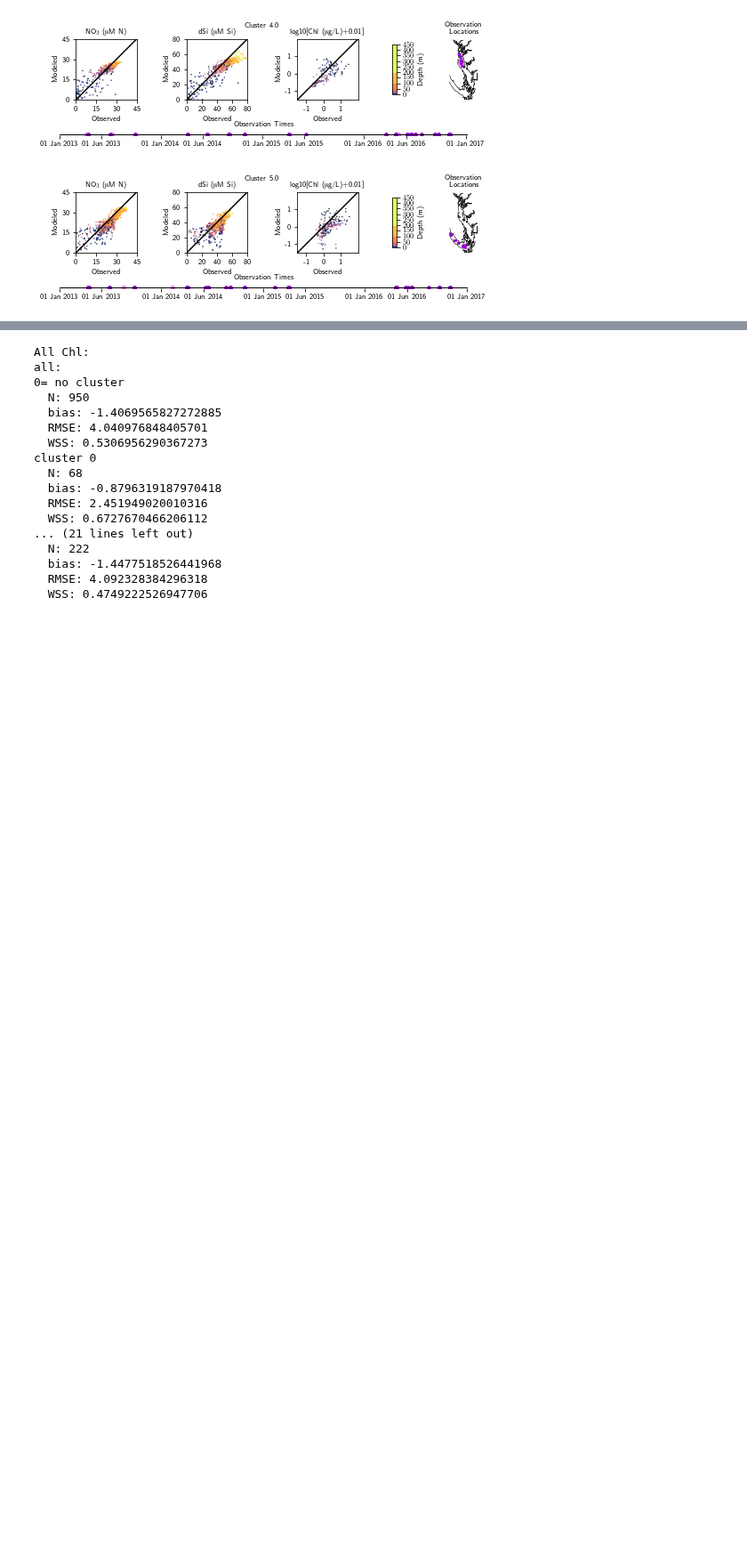
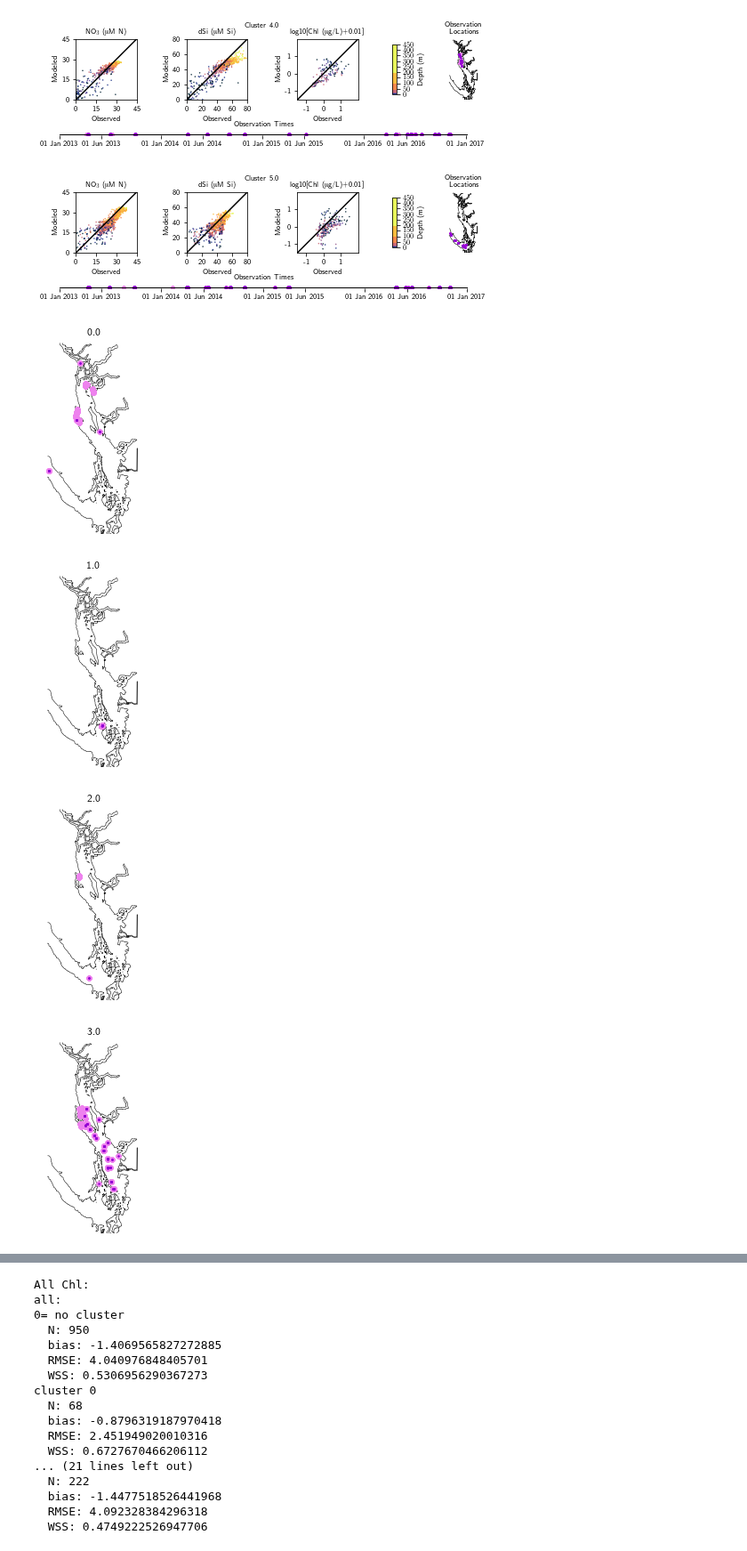
Before and after one commit to SalishSeaCast/analysis-elise-2, a Jupyter notebook: notebooks/TJCluster/vET-DFO-paperFig-HC1905-byCluster.ipynb, the cells around one changed output, grey strips where cells are left out. Shown at 89% size. Saved outputs shown, nothing was run; the diff lists cells and outputs as text; code cells hidden in the pictures; blank space fills up the shorter version.

```diff
--- a/notebooks/TJCluster/vET-DFO-paperFig-HC1905-byCluster.ipynb
+++ b/notebooks/TJCluster/vET-DFO-paperFig-HC1905-byCluster.ipynb
@@ -43,7 +43,7 @@ namfmt='nowcast'
 filemap={'nitrate':'ptrc_T','silicon':'ptrc_T','ammonium':'ptrc_T','diatoms':'ptrc_T','ciliates':'ptrc_T','flagellates':'ptrc_T','vosaline':'grid_T','votemper':'grid_T'}
 #gridmap={'nitrate':'tmask','silicon':'tmask','ammonium':'tmask'}
 fdict={'ptrc_T':1,'grid_T':1}
-rematch=True
+rematch=False
 if rematch==True:
     df1=et.loadDFO()
     df1.head()
@@ -310,3 +292,34 @@ for ic in np.unique(data['Cluster']):
 [figure]
 [figure]
 [figure]
+# %%
+for ic in np.unique(data['Cluster']):
+
+    fig = plt.figure(figsize = (3,4.))
+    axLmap = fig.add_subplot()
+
+    dataCl=data.loc[(data.Cluster==ic)]
+
+    #viz_tools.set_aspect(axLmap)
+    for axLi in (axLmap,):
+        axLi.set_aspect(1, adjustable='box')
+        contour_lines = axLi.contour(blon,blat,bathyZ,[1e-5],
+                    colors='black',zorder=2,linewidths=.5)
+        axLi.set_xlim(-1.02,0.81)
+        axLi.set_ylim(-1.5,1.8)
+        axLi.axis('off')
+    datanut2015=dataCl.loc[(dataCl.N>=0)|(dataCl.Si>=0)]
+    dataChl2015=dataCl.loc[(dataCl.Chlorophyll_Extracted>=0)]
+
+    lons15,lats15=rotmap(datanut2015['Lon'], datanut2015['Lat'],lon0,lat0,theta)
+    lons15chl,lats15chl=rotmap(dataChl2015['Lon'], dataChl2015['Lat'],lon0,lat0,theta)
+    axLmap.plot(lons15,lats15, '.',color='violet',markersize=10)
+    axLmap.plot(lons15chl,lats15chl, '.',color='darkviolet',markersize=2)
+    axLmap.set_title(str(ic),fontsize=12)
+
+    fig.savefig(f'/data/eolson/results/MEOPAR/figs/eval/MAPdfoEval{modver}_Cluster{int(ic)}.png',dpi=200,transparent=True)
+# %% [output]
+[figure, added]
+[figure, added]
+[figure, added]
+[figure, added]
```
Also changed, not shown: parts of 2 cells of this notebook, 38 other files.
